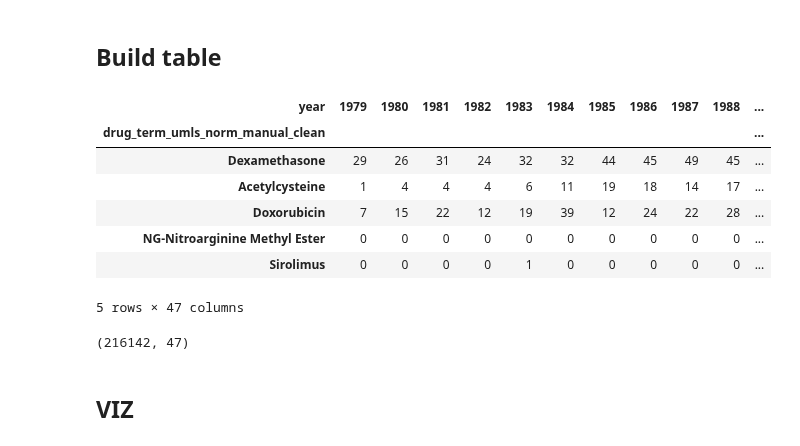
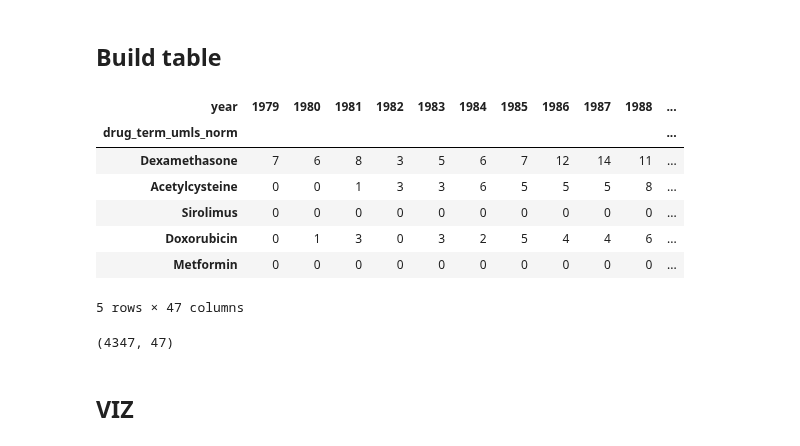
Before and after one commit to Ineichen-Group/Preclinical_DrugDisease_Translation_Pipeline, a Jupyter notebook: 10_use_case_disease_focus/Timeline_Analysis.ipynb, the cells around one changed output. Saved outputs shown, nothing was run; the diff lists cells and outputs as text; code cells hidden in the pictures.

```diff
--- a/10_use_case_disease_focus/Timeline_Analysis.ipynb
+++ b/10_use_case_disease_focus/Timeline_Analysis.ipynb
@@ -141,3 +135,7 @@ def count_unique_from_pipe_column(df, column):
 
     total_unique = freq.shape[0]
     return total_unique, freq
+# %%
+fda_metadata = pd.read_csv("./out/fda_drug_metadata_progress.csv")
+fda_metadata = fda_metadata[fda_metadata['approval_year'].notna()]
+fda_metadata
@@ -143,0 +156,12 @@ def count_unique_from_pipe_column(df, column):
+# %%
+preclin_dataset_to_clinical = pd.read_csv("data/preclin_dataset_to_clinical.csv")[['PMID', 'drug_term_umls_norm', 'disease_term_mondo_parent_clean', 'n_unique_trials', 'min_phase_nct_id', 'min_phase',
+       'min_phase_start_year', 'max_phase_nct_id', 'max_phase', 'earliest_trial_nct_id', 'earliest_trial_phase',
+       'earliest_trial_start_year',
+       'max_phase_start_year', 'study_classification']]
+preclin_dataset_to_clinical = preclin_dataset_to_clinical.merge(metadata_df_year, on="PMID", how="left")
+preclin_dataset_to_clinical = preclin_dataset_to_clinical.merge(
+    fda_metadata[['canonical_drug_name','approval_year']],
+    left_on="drug_term_umls_norm",          # the column in preclin_dataset_to_clinical
+    right_on="canonical_drug_name",    # the column in fda_metadata
+    how="left"
+)
@@ -239,19 +290,19 @@ def create_df_for_plotting(df,
 
     return wide
 # %%
-all_drugs_timeline = create_df_for_plotting(preclin_data, drug_col="drug_term_umls_norm_manual_clean", year_col="year", pmid_col="PMID", year_range=(1979, 2024))
+all_drugs_timeline = create_df_for_plotting(preclin_dataset_to_clinical, drug_col="drug_term_umls_norm", year_col="year", pmid_col="PMID", year_range=(1979, 2024))
 all_drugs_timeline.head()
 # %% [output]
 | year | 1979 | 1980 | 1981 | 1982 | 1983 | 1984 | 1985 | 1986 | 1987 | 1988 | ... |
-| drug_term_umls_norm_manual_clean |  |  |  |  |  |  |  |  |  |  | ... |
-| Dexamethasone | 29 | 26 | 31 | 24 | 32 | 32 | 44 | 45 | 49 | 45 | ... |
-| Acetylcysteine | 1 | 4 | 4 | 4 | 6 | 11 | 19 | 18 | 14 | 17 | ... |
-| Doxorubicin | 7 | 15 | 22 | 12 | 19 | 39 | 12 | 24 | 22 | 28 | ... |
-| NG-Nitroarginine Methyl Ester | 0 | 0 | 0 | 0 | 0 | 0 | 0 | 0 | 0 | 0 | ... |
-| Sirolimus | 0 | 0 | 0 | 0 | 1 | 0 | 0 | 0 | 0 | 0 | ... |
+| drug_term_umls_norm |  |  |  |  |  |  |  |  |  |  | ... |
+| Dexamethasone | 7 | 6 | 8 | 3 | 5 | 6 | 7 | 12 | 14 | 11 | ... |
+| Acetylcysteine | 0 | 0 | 1 | 3 | 3 | 6 | 5 | 5 | 5 | 8 | ... |
+| Sirolimus | 0 | 0 | 0 | 0 | 0 | 0 | 0 | 0 | 0 | 0 | ... |
+| Doxorubicin | 0 | 1 | 3 | 0 | 3 | 2 | 5 | 4 | 4 | 6 | ... |
+| Metformin | 0 | 0 | 0 | 0 | 0 | 0 | 0 | 0 | 0 | 0 | ... |
 5 rows × 47 columns
 # %%
 all_drugs_timeline.shape
 # %% [output]
-(216142, 47)
+(4347, 47)
 # %%
```
Also changed, not shown: parts of 38 cells of this notebook, 3 other files.
